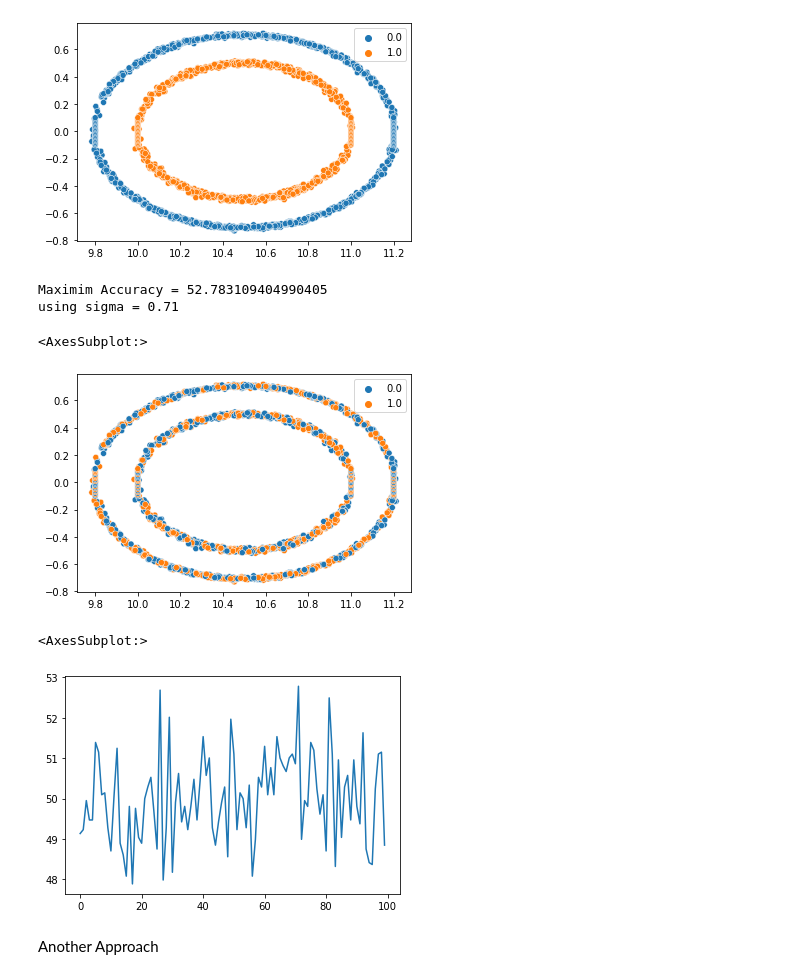
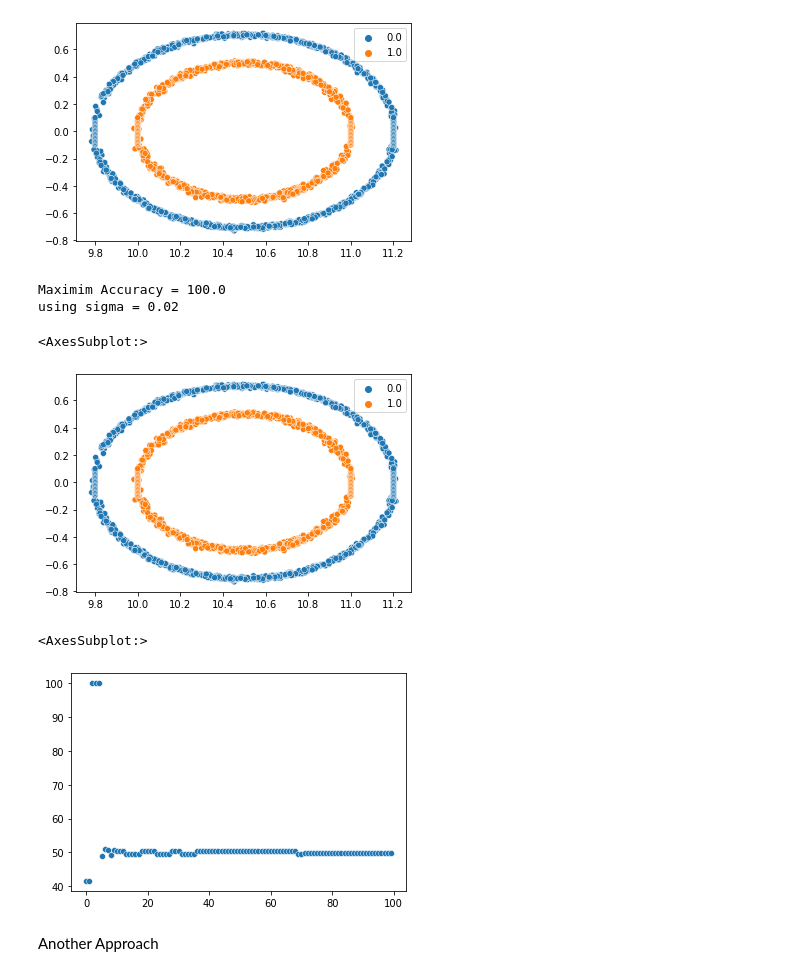
Before and after one commit to Karitori/SpectralClustering_vs_Kmeans, a Jupyter notebook: 1ML.ipynb, the cells around one changed output. Saved outputs shown, nothing was run; the diff lists cells and outputs as text; code cells hidden in the pictures.

```diff
--- a/1ML.ipynb
+++ b/1ML.ipynb
@@ -62,7 +62,7 @@ def weightFunc(pts,sigma):
     for i in range(len(pts)):
         for j in range(len(pts)):
             if(i != j):
-                calc=math.exp((-1*(math.sqrt((pts[i][0]-pts[j][0])**2+(pts[i][1]-pts[j][1])**2))**2)/(2*(sigma**2)))
+                calc=math.exp((-1*(math.sqrt(((pts[i][0]-pts[j][0])**2)+((pts[i][1]-pts[j][1])**2)))**2)/(2*(sigma**2)))
                 res[i][j] = calc
     return(res)
 # %%
@@ -89,11 +89,11 @@ D_numpy = np.array(D)
 subtracted_array = np.subtract(D_numpy, W_numpy)
 L = list(subtracted_array)
 # %%
-def eigen_vectors(L):
+def eigen_vectors(L): #L: Laplacian
     arr_of_eig_vectors=[]
     for i in range(100):
         eig_values,eig_vectors=np.linalg.eigh(L[i])
-        arr_of_eig_vectors.append(eig_vectors[1])
+        arr_of_eig_vectors.append(eig_vectors[:,1:2])#eigh sorts eigenvalues
 
     return arr_of_eig_vectors
 
@@ -140,17 +140,17 @@ sigma_of_max_accuracy=np.where(accuracies==np.max(accuracies))[0][0]*10**-2
 print("Maximim Accuracy = "+str(max_accuracy))
 print("using sigma = "+str(sigma_of_max_accuracy))
 
-sns.scatterplot(x=data[:,0], y=data[:,1],hue=predictions[71]) #plot of the best accuracy
+sns.scatterplot(x=data[:,0], y=data[:,1],hue=predictions[int(sigma_of_max_accuracy*100)]) #plot of the best accuracy
 # %% [output]
-Maximim Accuracy = 52.783109404990405
-using sigma = 0.71
+Maximim Accuracy = 100.0
+using sigma = 0.02
 <AxesSubplot:>
-[figure, old version]
+[figure, new version]
 # %%
-sns.lineplot(data=accuracies) #plot of the clustering accuracy versus different values of the standard deviation
+sns.scatterplot(data=accuracies) #plot of the clustering accuracy versus different values of the standard deviation
 # %% [output]
 <AxesSubplot:>
-[figure, old version]
+[figure, new version]
 # %% [markdown]
 Another Approach
 # %%
```
Also changed, not shown: parts of 6 cells of this notebook.
